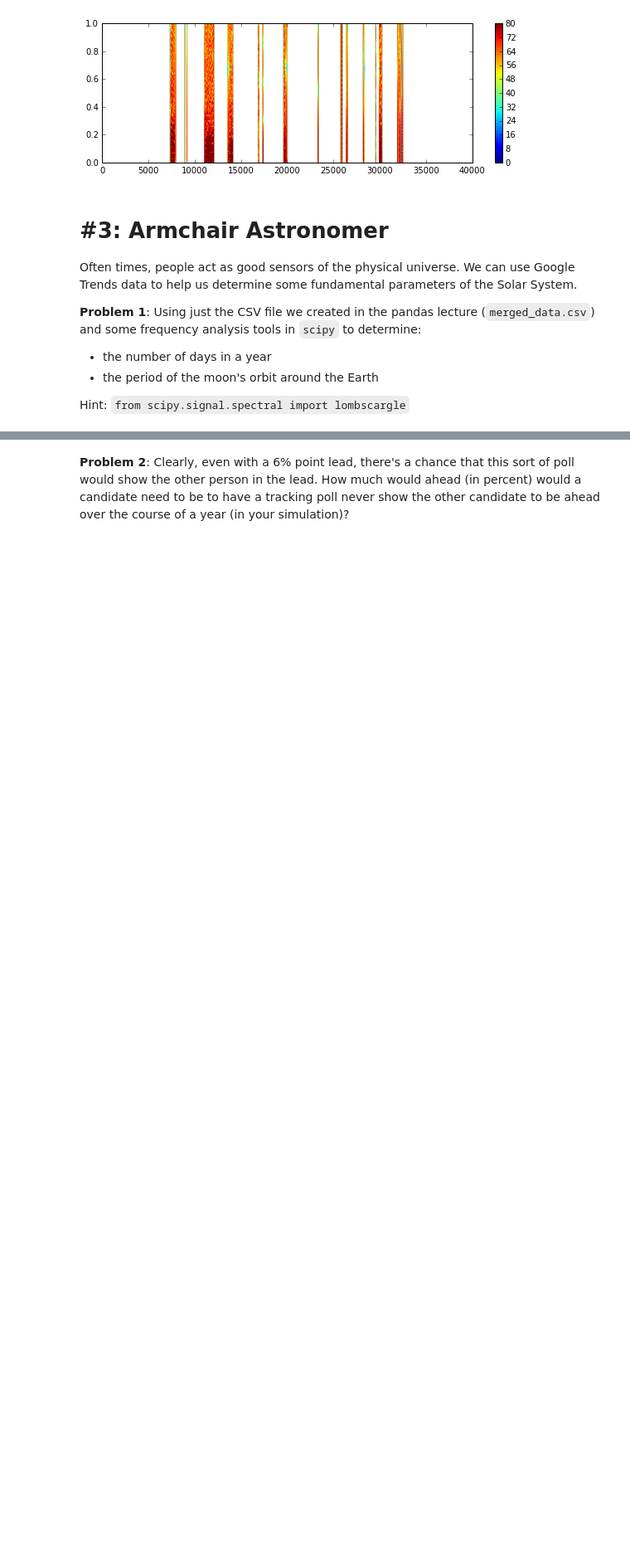
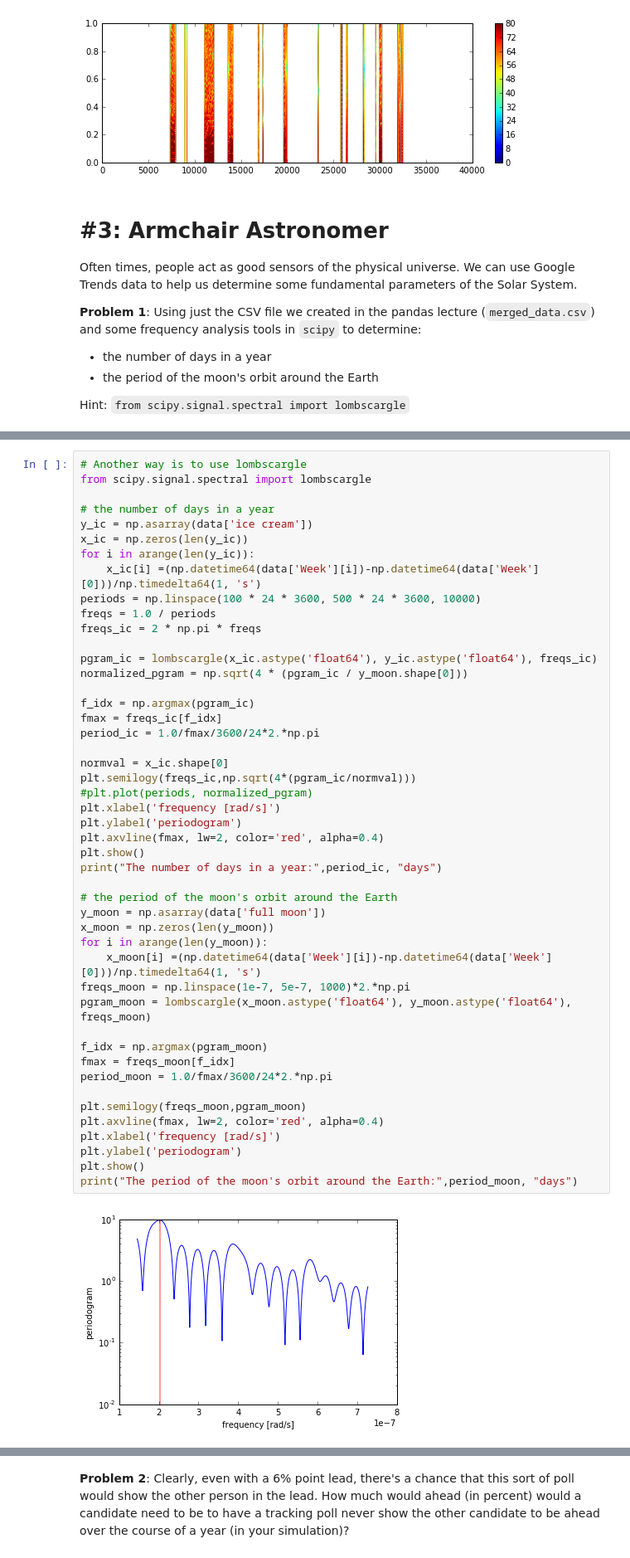
Before and after one commit to cyivy1992/AY250-homeworks, a Jupyter notebook: hw_1/hw_1_assignment.ipynb, the cells around one changed output, grey strips where cells are left out. Shown at 83% size. Saved outputs shown, nothing was run; the diff lists cells and outputs as text; blank space fills up the shorter version.

```diff
--- a/hw_1/hw_1_assignment.ipynb
+++ b/hw_1/hw_1_assignment.ipynb
@@ -439,0 +492,49 @@ from scipy.signal.spectral import lombscargle
+# %%
+# Another way is to use lombscargle
+from scipy.signal.spectral import lombscargle
+
+# the number of days in a year
+y_ic = np.asarray(data['ice cream'])
+x_ic = np.zeros(len(y_ic))
+for i in arange(len(y_ic)):
+    x_ic[i] =(np.datetime64(data['Week'][i])-np.datetime64(data['Week'][0]))/np.timedelta64(1, 's')
+periods = np.linspace(100 * 24 * 3600, 500 * 24 * 3600, 10000)
+freqs = 1.0 / periods
+freqs_ic = 2 * np.pi * freqs
+
+pgram_ic = lombscargle(x_ic.astype('float64'), y_ic.astype('float64'), freqs_ic)
+normalized_pgram = np.sqrt(4 * (pgram_ic / y_moon.shape[0]))
+
+f_idx = np.argmax(pgram_ic)
+fmax = freqs_ic[f_idx]
+period_ic = 1.0/fmax/3600/24*2.*np.pi
+
+normval = x_ic.shape[0]
+plt.semilogy(freqs_ic,np.sqrt(4*(pgram_ic/normval)))
+#plt.plot(periods, normalized_pgram)
+plt.xlabel('frequency [rad/s]')
+plt.ylabel('periodogram')
+plt.axvline(fmax, lw=2, color='red', alpha=0.4)
+plt.show()
+print("The number of days in a year:",period_ic, "days")
+
+# the period of the moon's orbit around the Earth
+y_moon = np.asarray(data['full moon'])
+x_moon = np.zeros(len(y_moon))
+for i in arange(len(y_moon)):
+    x_moon[i] =(np.datetime64(data['Week'][i])-np.datetime64(data['Week'][0]))/np.timedelta64(1, 's')
+freqs_moon = np.linspace(1e-7, 5e-7, 1000)*2.*np.pi
+pgram_moon = lombscargle(x_moon.astype('float64'), y_moon.astype('float64'), freqs_moon)
+
+f_idx = np.argmax(pgram_moon)
+fmax = freqs_moon[f_idx]
+period_moon = 1.0/fmax/3600/24*2.*np.pi
+
+plt.semilogy(freqs_moon,pgram_moon)
+plt.axvline(fmax, lw=2, color='red', alpha=0.4)
+plt.xlabel('frequency [rad/s]')
+plt.ylabel('periodogram')
+plt.show()
+print("The period of the moon's orbit around the Earth:",period_moon, "days")
+# %% [output]
+[figure, added]
```
Also changed, not shown: parts of 13 cells of this notebook.
